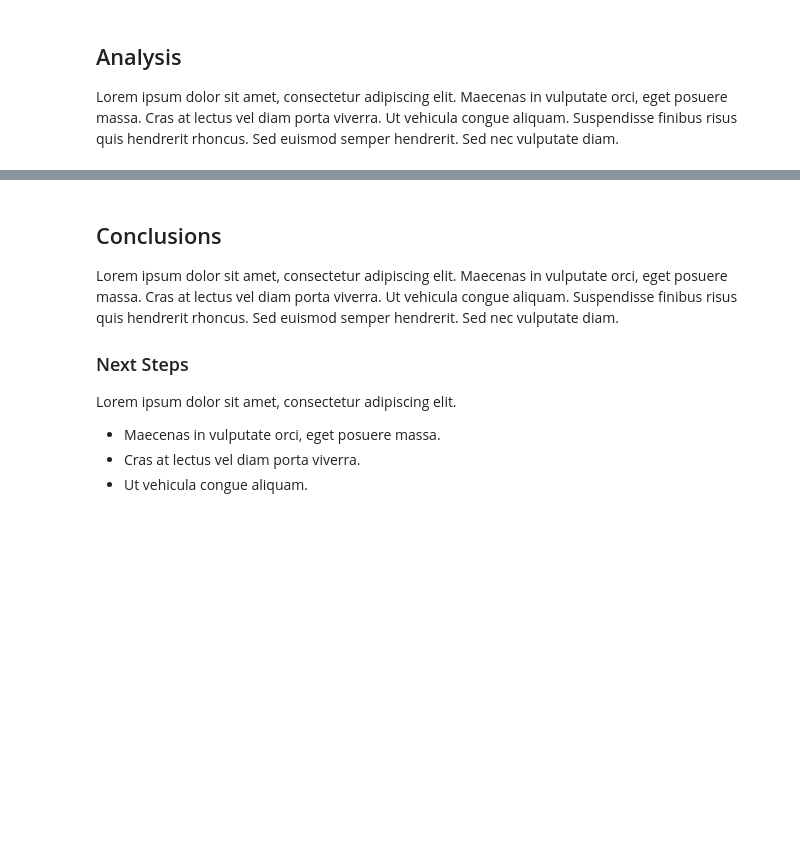
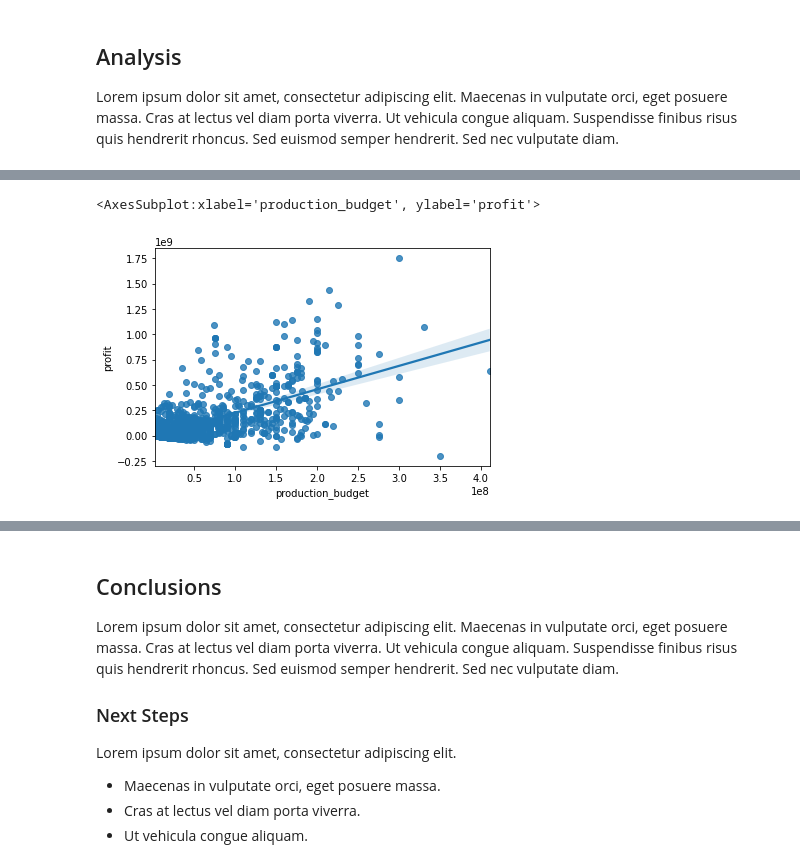
Before and after one commit to robertharrow/microsoft-movie-studio-analysis, a Jupyter notebook: microsoft_movie_studio_analysis.ipynb, the cells around one changed output, grey strips where cells are left out. Cells and saved outputs as stored; diff of their text form; code cells hidden in the pictures; blank space fills up the shorter version.

```diff
--- a/microsoft_movie_studio_analysis.ipynb
+++ b/microsoft_movie_studio_analysis.ipynb
@@ -399,0 +606,5 @@ Lorem ipsum dolor sit amet, consectetur adipiscing elit. Maecenas in vulputate o
+# %%
+sns.regplot(x=final_data["production_budget"], y=final_data["profit"])
+# %% [output]
+<AxesSubplot:xlabel='production_budget', ylabel='profit'>
+[figure, added]
```
Also changed, not shown: parts of 30 cells of this notebook.
